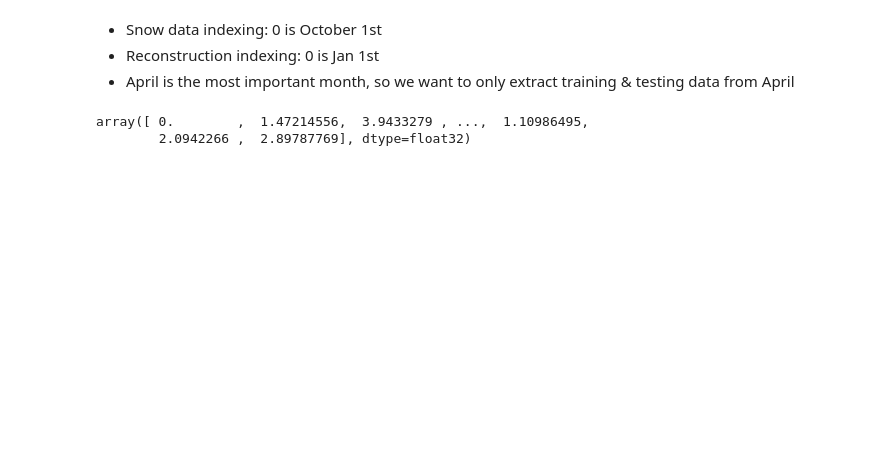
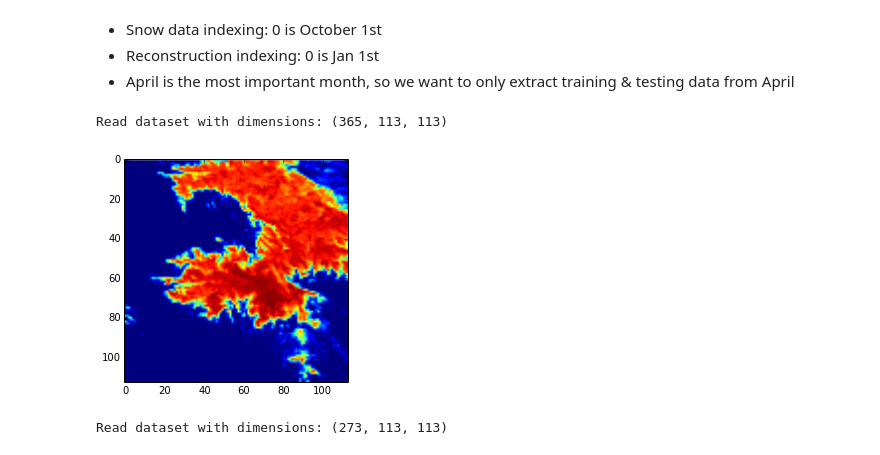
Before and after one commit to tomquisel/snow_melt, a Jupyter notebook: Explore Snow Melt Data.ipynb, the cells around one changed output. Drawn from its saved outputs; the diff is of its cells as text; code cells hidden in the pictures; blank space fills up the shorter version.

```diff
--- a/Explore Snow Melt Data.ipynb
+++ b/Explore Snow Melt Data.ipynb
@@ -22,8 +21,15 @@ interact(lambda day: explorer.plot_day(day), day=[0,364])
 - Snow data indexing: 0 is October 1st
 - Reconstruction indexing: 0 is Jan 1st
 - April is the most important month, so we want to only extract training & testing data from April
-# %%
-explorer.extract_regression_data(50, 60)
-# %% [output]
-array([ 0.        ,  1.47214556,  3.9433279 , ...,  1.10986495,
-        2.0942266 ,  2.89787769], dtype=float32)
+# %%
+sca_explorer = Explorer('h23v05_WY2009_10km.h5', 'Grid/MODIS_GRID_10km/sca_mean')
+# %% [output]
+Read dataset with dimensions: (365, 113, 113)
+# %%
+interact(lambda day: sca_explorer.plot_day(day), day=[0,364])
+# %% [output]
+[figure, added]
+# %%
+recon_swe_explorer = Explorer('ReconSWE_h23v05_2009_10km.h5', 'Grid/MODIS_GRID_10km/swe_mean')
+# %% [output]
+Read dataset with dimensions: (273, 113, 113)
```
Also changed, not shown: parts of 3 cells of this notebook, 4 other files.
